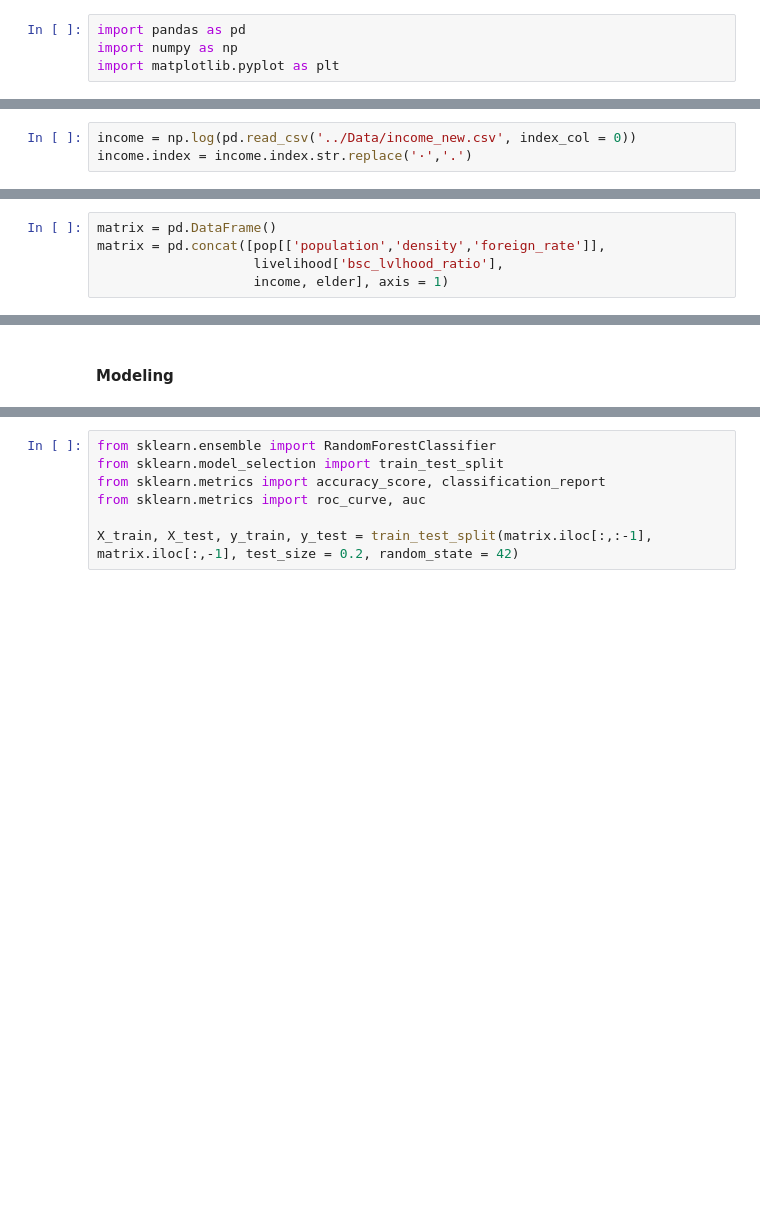
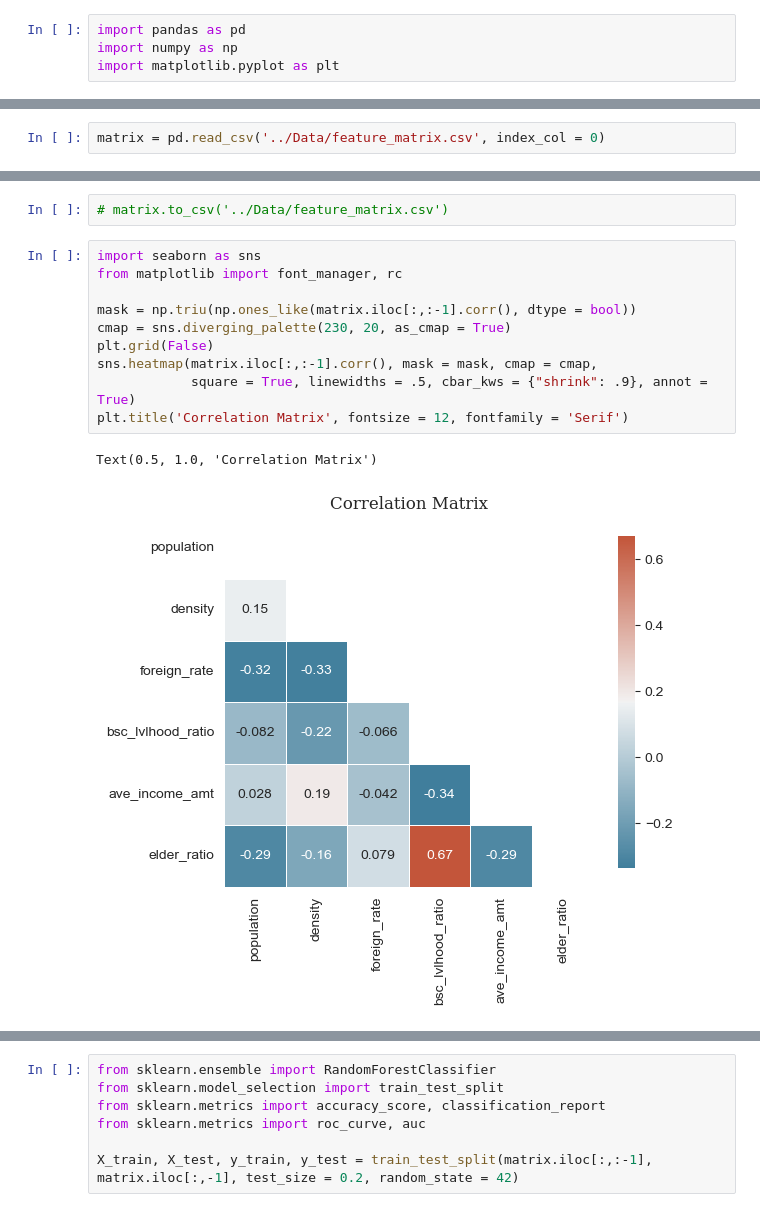
Before and after one commit to Tommylee1013/IndustrialMathematics, a Jupyter notebook: Projects/Modeling.ipynb, the cells around one changed output, grey strips where cells are left out. Saved outputs shown, nothing was run; the diff lists cells and outputs as text; blank space fills up the shorter version.

```diff
--- a/Projects/Modeling.ipynb
+++ b/Projects/Modeling.ipynb
@@ -64,3 +5,2 @@ print(list(pop.index))
 # %%
-income = np.log(pd.read_csv('../Data/income_new.csv', index_col = 0))
-income.index = income.index.str.replace('·','.')
+matrix = pd.read_csv('../Data/feature_matrix.csv', index_col = 0)
@@ -71,8 +7,3 @@ elder = pd.read_csv('../Data/elder_ratio.csv', index_col = 0)
-# %%
-matrix = pd.DataFrame()
-matrix = pd.concat([pop[['population','density','foreign_rate']],
-                    livelihood['bsc_lvlhood_ratio'],
-                    income, elder], axis = 1)
 # %%
 matrix
 # %% [output]
@@ -176,2 +23,15 @@ matrix
-# %% [markdown]
-#### Modeling
+# %%
+# matrix.to_csv('../Data/feature_matrix.csv')
+# %%
+import seaborn as sns
+from matplotlib import font_manager, rc
+
+mask = np.triu(np.ones_like(matrix.iloc[:,:-1].corr(), dtype = bool))
+cmap = sns.diverging_palette(230, 20, as_cmap = True)
+plt.grid(False)
+sns.heatmap(matrix.iloc[:,:-1].corr(), mask = mask, cmap = cmap,
+            square = True, linewidths = .5, cbar_kws = {"shrink": .9}, annot = True)
+plt.title('Correlation Matrix', fontsize = 12, fontfamily = 'Serif')
+# %% [output]
+Text(0.5, 1.0, 'Correlation Matrix')
+[figure, added]
```
Also changed, not shown: parts of 50 cells of this notebook, 6 other files.
